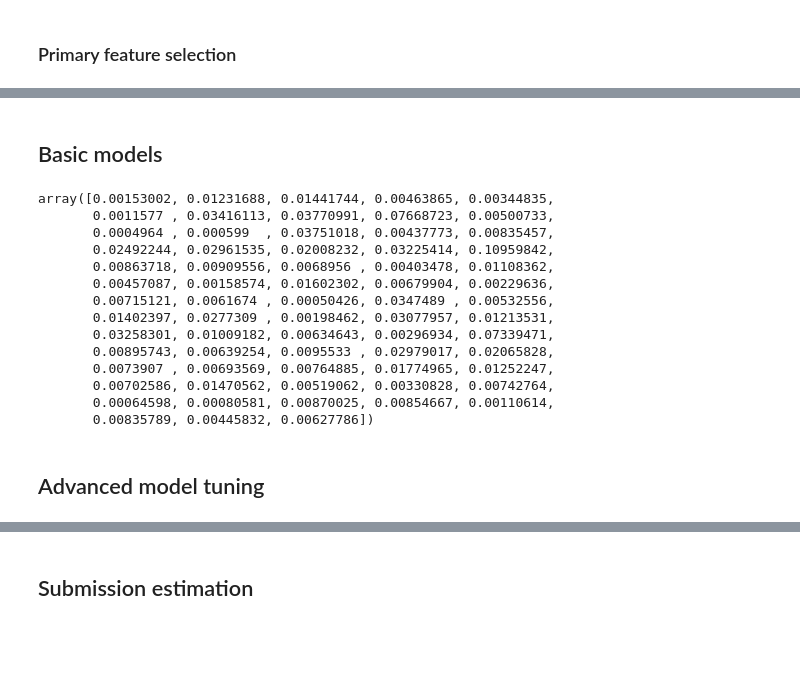
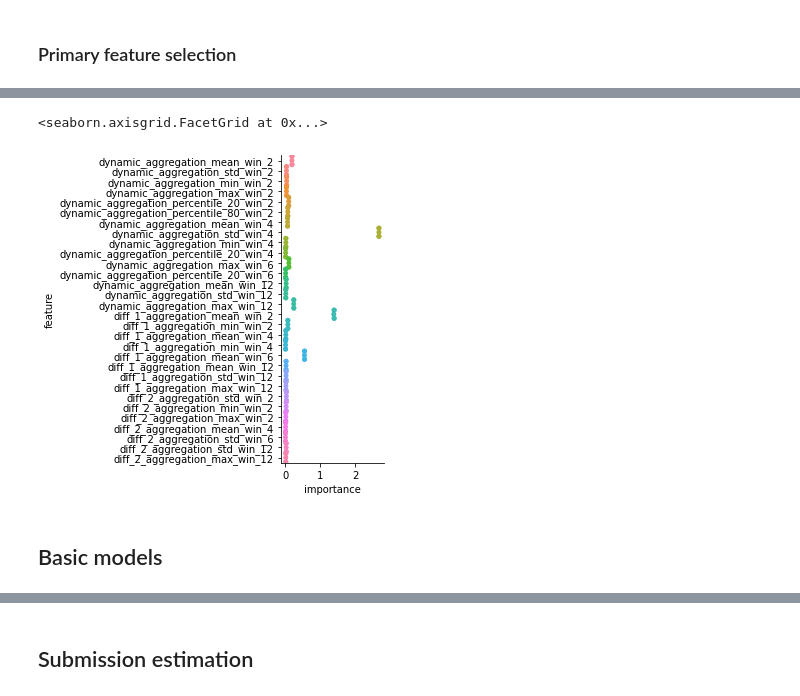
Before and after one commit to Denchidlo/FutureSales, a Jupyter notebook: notebooks/models_fitting.ipynb, the cells around one changed output, grey strips where cells are left out. Saved outputs shown, nothing was run; the diff lists cells and outputs as text; code cells hidden in the pictures; blank space fills up the shorter version.

Commit message:
FS_1.2[I|M]: Issue:  - lags dissapearance Model:  - Some estimation on a broken dataset

```diff
--- a/notebooks/models_fitting.ipynb
+++ b/notebooks/models_fitting.ipynb
@@ -101,0 +172,5 @@ sns.barplot(data=feature_impotrance.reset_index(), x='importance', y='column_nam
+# %%
+sns.catplot(data=feature_impotrance_points[feature_impotrance_points.feature.isin(top_valid_features.index)], kind='swarm', x='importance', y='feature')
+# %% [output]
+<seaborn.axisgrid.FacetGrid at 0x...>
+[figure, added]
@@ -102,21 +183,2 @@ sns.barplot(data=feature_impotrance.reset_index(), x='importance', y='column_nam
 # %% [markdown]
 ## Basic models
-# %%
-evaluation_forest.feature_importances_
-# %% [output]
-array([0.00153002, 0.01231688, 0.01441744, 0.00463865, 0.00344835,
-       0.0011577 , 0.03416113, 0.03770991, 0.07668723, 0.00500733,
-       0.0004964 , 0.000599  , 0.03751018, 0.00437773, 0.00835457,
-       0.02492244, 0.02961535, 0.02008232, 0.03225414, 0.10959842,
-       0.00863718, 0.00909556, 0.0068956 , 0.00403478, 0.01108362,
-       0.00457087, 0.00158574, 0.01602302, 0.00679904, 0.00229636,
-       0.00715121, 0.0061674 , 0.00050426, 0.0347489 , 0.00532556,
-       0.01402397, 0.0277309 , 0.00198462, 0.03077957, 0.01213531,
-       0.03258301, 0.01009182, 0.00634643, 0.00296934, 0.07339471,
-       0.00895743, 0.00639254, 0.0095533 , 0.02979017, 0.02065828,
-       0.0073907 , 0.00693569, 0.00764885, 0.01774965, 0.01252247,
-       0.00702586, 0.01470562, 0.00519062, 0.00330828, 0.00742764,
-       0.00064598, 0.00080581, 0.00870025, 0.00854667, 0.00110614,
-       0.00835789, 0.00445832, 0.00627786])
-# %% [markdown]
-## Advanced model tuning
```
Also changed, not shown: parts of 37 cells of this notebook, 2 other files.
